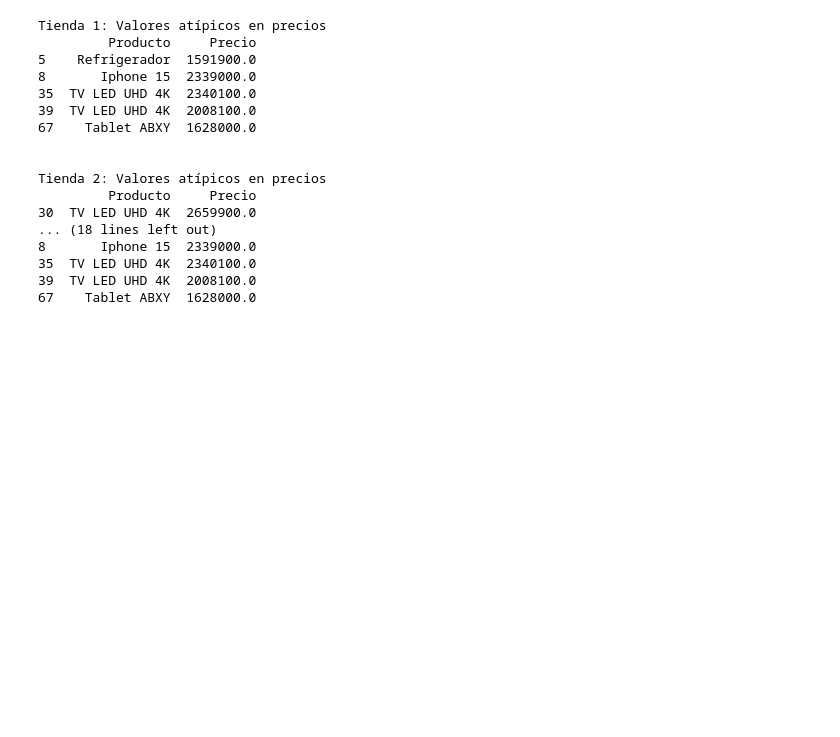
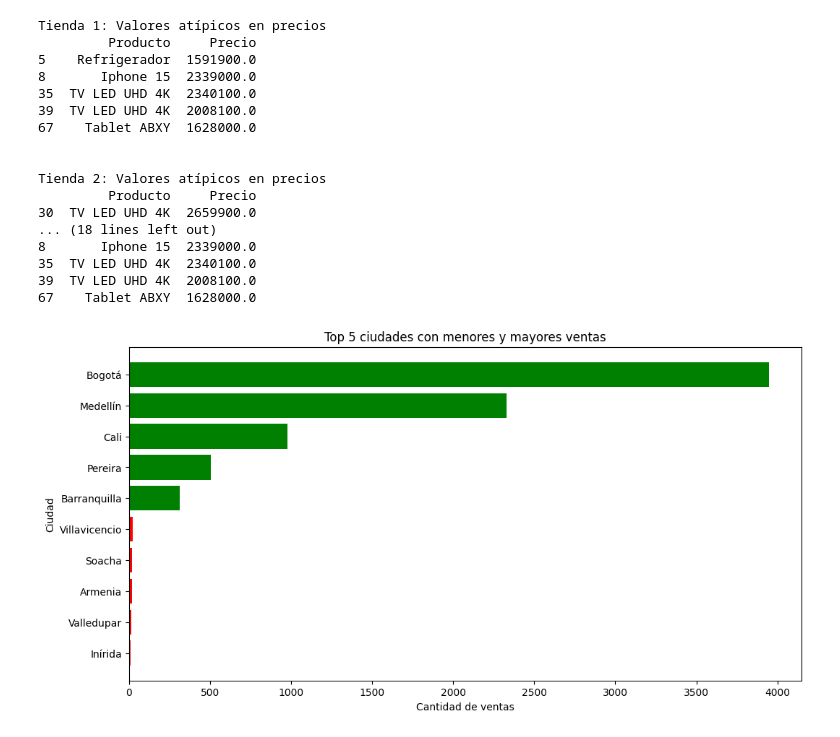
Before and after one commit to Scf300/Challenge-Alura-Store, a Jupyter notebook: AluraStoreLatam.ipynb, the cells around one changed output. Cells and saved outputs as stored; diff of their text form; code cells hidden in the pictures; blank space fills up the shorter version.

```diff
--- a/AluraStoreLatam.ipynb
+++ b/AluraStoreLatam.ipynb
@@ -1013,3 +973,36 @@ Tienda 2: Valores atípicos en precios
 35  TV LED UHD 4K  2340100.0
 39  TV LED UHD 4K  2008100.0
 67    Tablet ABXY  1628000.0
+# %%
+import matplotlib.pyplot as plt
+import pandas as pd
+
+
+# Unir dataframes de tiendas
+df_total = pd.concat([tienda, tienda2, tienda3, tienda4])
+
+# Contar cantidad de ventas por ciudad
+ventas_por_ciudad = df_total.groupby('Lugar de Compra').size()
+
+# Seleccionar las 5 ciudades con menor y mayor cantidad ventas
+ciudades_menores = ventas_por_ciudad.nsmallest(5)
+ciudades_mayores = ventas_por_ciudad.nlargest(5)
+
+# Combinar en un solo DataFrame para graficar
+ventas_combinadas = pd.concat([ciudades_menores, ciudades_mayores])
+
+# Ordenar los valores para mostrar barras ordenadas
+ventas_combinadas = ventas_combinadas.sort_values()
+
+# Colores personalizados, primero rojo para menores, luego verde para mayores
+colores = ['red']*5 + ['green']*5
+
+# Crear gráfico horizontal
+plt.figure(figsize=(12,6))
+plt.barh(ventas_combinadas.index, ventas_combinadas.values, color=colores)
+plt.title('Top 5 ciudades con menores y mayores ventas')
+plt.xlabel('Cantidad de ventas')
+plt.ylabel('Ciudad')
+plt.show()
+# %% [output]
+[figure, added]
```
Also changed, not shown: parts of 5 cells of this notebook.
